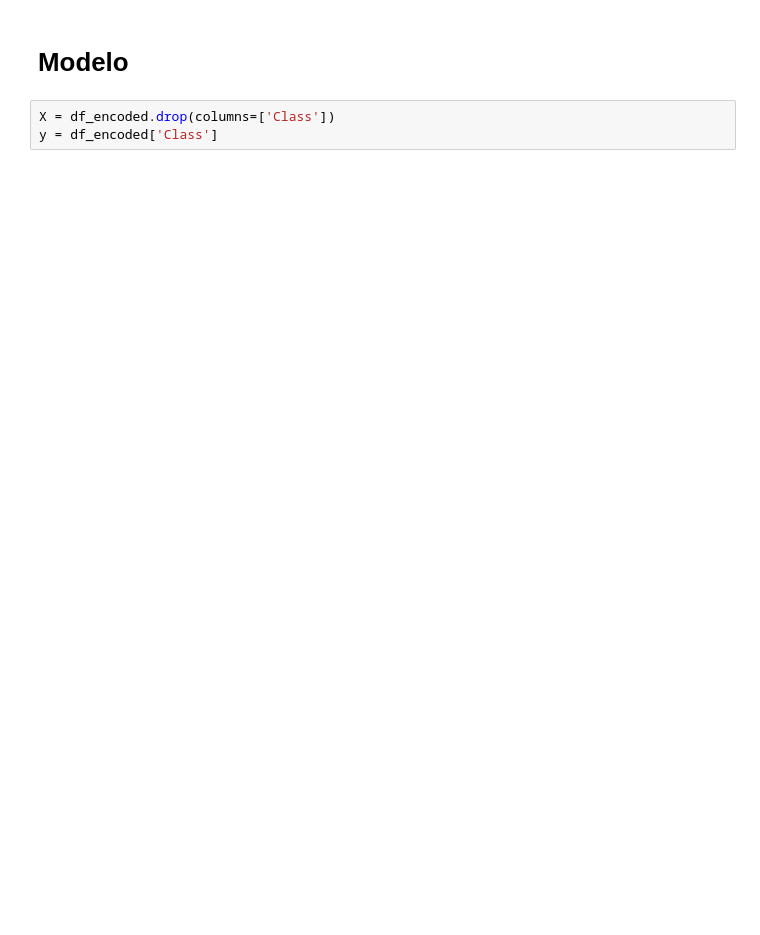
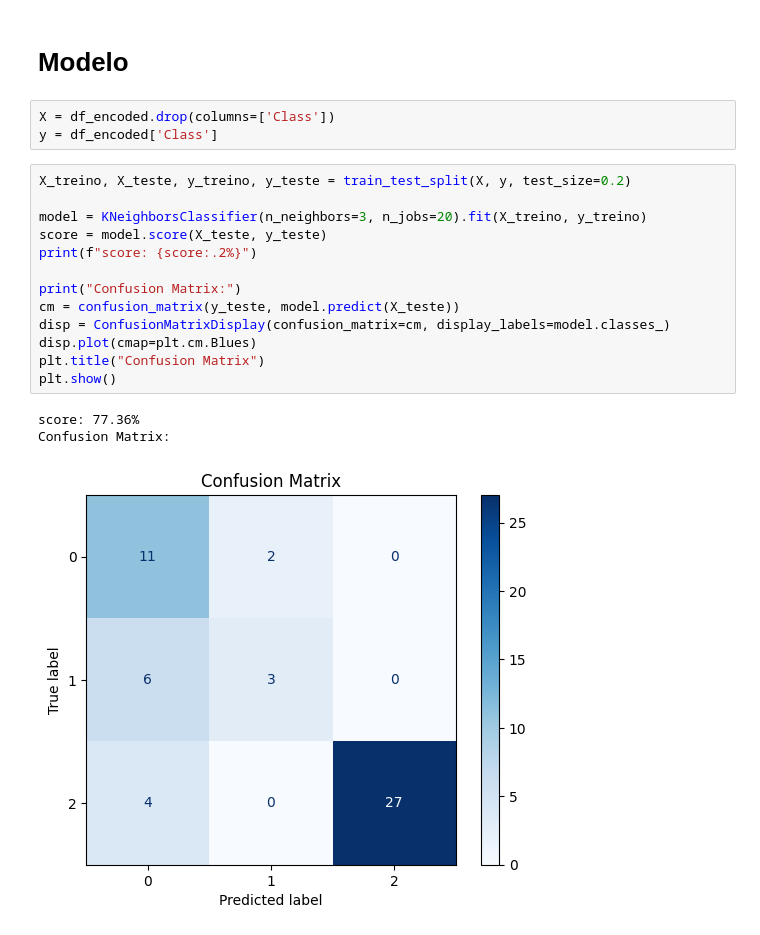
Before and after one commit to MateusSantos14/DiabetesPrediction, a Jupyter notebook: EDA.ipynb, the cells around one changed output. Drawn from its saved outputs; the diff is of its cells as text; blank space fills up the shorter version.

Commit message:
description of model

```diff
--- a/EDA.ipynb
+++ b/EDA.ipynb
@@ -324,4 +289,21 @@ print("\n")
 # %%
 X = df_encoded.drop(columns=['Class'])
 y = df_encoded['Class']
+# %%
+X_treino, X_teste, y_treino, y_teste = train_test_split(X, y, test_size=0.2)
+
+model = KNeighborsClassifier(n_neighbors=3, n_jobs=20).fit(X_treino, y_treino)
+score = model.score(X_teste, y_teste)
+print(f"score: {score:.2%}")
+
+print("Confusion Matrix:")
+cm = confusion_matrix(y_teste, model.predict(X_teste))
+disp = ConfusionMatrixDisplay(confusion_matrix=cm, display_labels=model.classes_)
+disp.plot(cmap=plt.cm.Blues)
+plt.title("Confusion Matrix")
+plt.show()
+# %% [output]
+score: 77.36%
+Confusion Matrix:
+[figure, added]
 # %%
```
Also changed, not shown: parts of 6 cells of this notebook, 2 other files.
